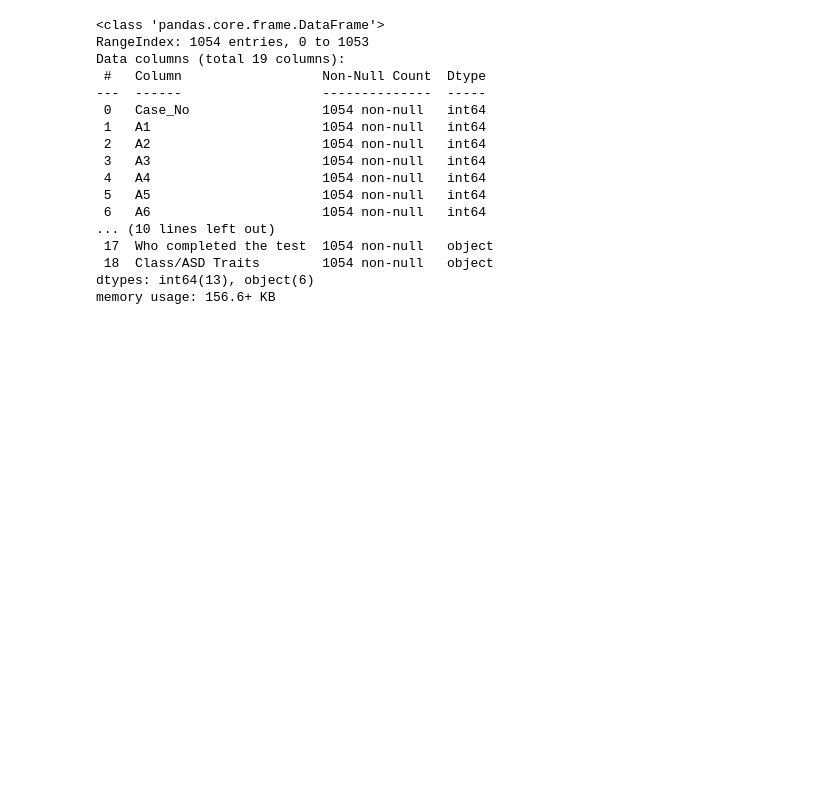
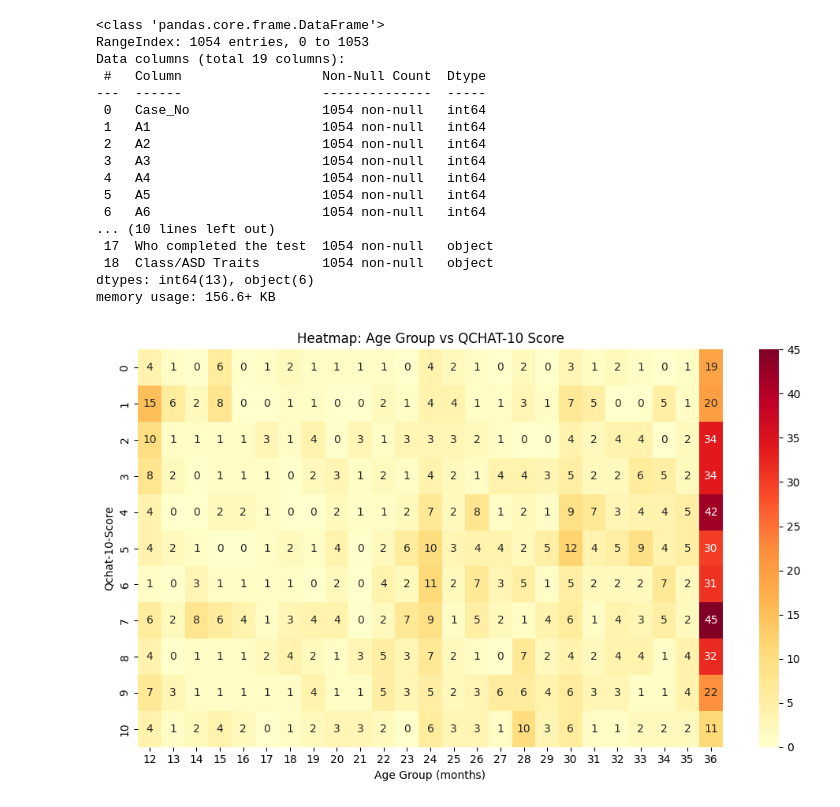
Before and after one commit to rayyanrbj09/Autism-Spectrum-Disorder--Medical-Analyisis, a Jupyter notebook: analysis.ipynb, the cells around one changed output. Cells and saved outputs as stored; diff of their text form; code cells hidden in the pictures; blank space fills up the shorter version.

```diff
--- a/analysis.ipynb
+++ b/analysis.ipynb
@@ -69,3 +69,30 @@ Data columns (total 19 columns):
  18  Class/ASD Traits        1054 non-null   object
 dtypes: int64(13), object(6)
 memory usage: 156.6+ KB
+# %%
+# Visualizing the dataset
+
+toddler_autism_data['Age_Group'] = pd.cut(
+    toddler_autism_data['Age_Mons'],
+    bins=[17, 20, 23, 26, 29, 36],
+    labels=['18-20', '21-23', '24-26', '27-29', '30-36']
+)
+
+# Create a pivot table to count how many kids fall into each (Age_Group, Qchat Score)
+heatmap_data = toddler_autism_data.pivot_table(
+    index='Qchat-10-Score',
+    columns='Age_Mons',
+    values='Case_No',
+    aggfunc='count'
+).fillna(0)
+
+# Plotting the heatmap
+plt.figure(figsize=(10, 6))
+sns.heatmap(heatmap_data, annot=True, fmt=".0f", cmap="YlOrRd")
+plt.title("Heatmap: Age Group vs QCHAT-10 Score")
+plt.xlabel("Age Group (months)")
+plt.ylabel("Qchat-10-Score")
+plt.tight_layout()
+plt.show()
+# %% [output]
+[figure, added]
```
